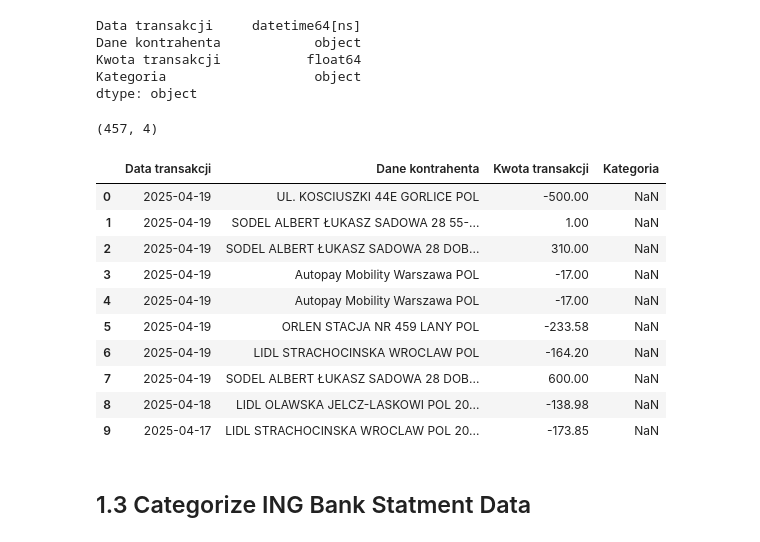
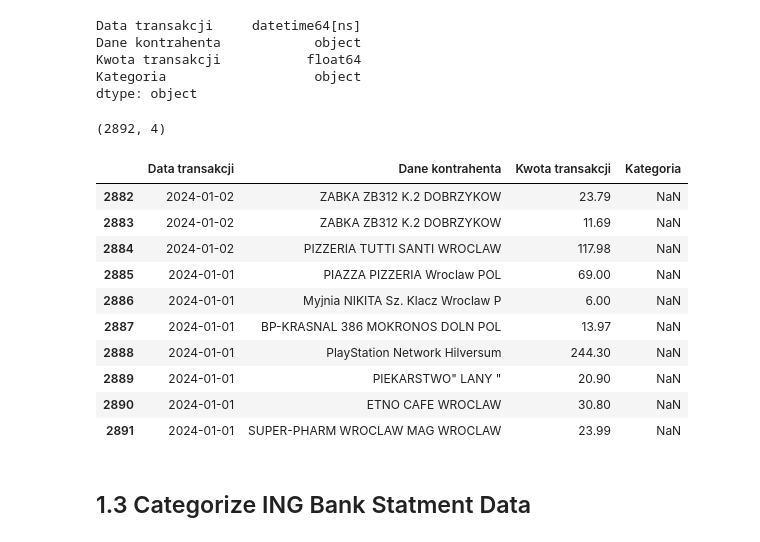
Before and after one commit to sodelalbert/StatementScan, a Jupyter notebook: bsa.ipynb, the cells around one changed output. Saved outputs shown, nothing was run; the diff lists cells and outputs as text; code cells hidden in the pictures.

```diff
--- a/bsa.ipynb
+++ b/bsa.ipynb
@@ -15,7 +15,7 @@ https://www.shanelynn.ie/data-visualisation-in-python-pycon-dublin-2018-presenta
 # %% [markdown]
 ## Input Data
 # %%
-ING_CSV = "data/mil_rach_2025.csv"
+ING_CSV = "data/ing_mil_24_25.csv"
 # %% [markdown]
 ## Categorization
 # %%
@@ -88,6 +88,7 @@ RENAME Kwota transakcji (waluta rachunku) -> Kwota transakcji
 """
 
 df = df.rename(columns={"Kwota transakcji (waluta rachunku)": "Kwota transakcji"})
+
 
 """
 IF Dane kontrahenta empty COPY Tytuł
@@ -115,6 +116,7 @@ df["Dane kontrahenta"] = df["Dane kontrahenta"].astype(str)
 
 df["Kwota transakcji"] = df["Kwota transakcji"].str.replace(",", ".").astype(float) # Replace comma with dot
 df["Kwota transakcji"] = df["Kwota transakcji"].astype(float)
+df["Kwota transakcji"] = -df["Kwota transakcji"] # Change the sign of "Kwota transakcji" column
 
 df["Kategoria"] = df["Kategoria"].astype(str)
 # %%
@@ -128,20 +130,20 @@ dtype: object
 # %%
 df.shape
 # %% [output]
-(457, 4)
+(2892, 4)
 # %%
-df.head(10)
+df.tail(10)
 # %% [output]
 |  | Data transakcji | Dane kontrahenta | Kwota transakcji | Kategoria |
-| 0 | 2025-04-19 | UL. KOSCIUSZKI 44E GORLICE POL | -500.00 | NaN |
-| 1 | 2025-04-19 | SODEL ALBERT ŁUKASZ SADOWA 28 55-... | 1.00 | NaN |
-| 2 | 2025-04-19 | SODEL ALBERT ŁUKASZ SADOWA 28 DOB... | 310.00 | NaN |
-| 3 | 2025-04-19 | Autopay Mobility Warszawa POL | -17.00 | NaN |
-| 4 | 2025-04-19 | Autopay Mobility Warszawa POL | -17.00 | NaN |
-| 5 | 2025-04-19 | ORLEN STACJA NR 459 LANY POL | -233.58 | NaN |
-| 6 | 2025-04-19 | LIDL STRACHOCINSKA WROCLAW POL | -164.20 | NaN |
-| 7 | 2025-04-19 | SODEL ALBERT ŁUKASZ SADOWA 28 DOB... | 600.00 | NaN |
-| 8 | 2025-04-18 | LIDL OLAWSKA JELCZ-LASKOWI POL 20... | -138.98 | NaN |
-| 9 | 2025-04-17 | LIDL STRACHOCINSKA WROCLAW POL 20... | -173.85 | NaN |
+| 2882 | 2024-01-02 | ZABKA ZB312 K.2 DOBRZYKOW | 23.79 | NaN |
+| 2883 | 2024-01-02 | ZABKA ZB312 K.2 DOBRZYKOW | 11.69 | NaN |
+| 2884 | 2024-01-02 | PIZZERIA TUTTI SANTI WROCLAW | 117.98 | NaN |
+| 2885 | 2024-01-01 | PIAZZA PIZZERIA Wroclaw POL | 69.00 | NaN |
+| 2886 | 2024-01-01 | Myjnia NIKITA Sz. Klacz Wroclaw P | 6.00 | NaN |
+| 2887 | 2024-01-01 | BP-KRASNAL 386 MOKRONOS DOLN POL | 13.97 | NaN |
+| 2888 | 2024-01-01 | PlayStation Network Hilversum | 244.30 | NaN |
+| 2889 | 2024-01-01 | PIEKARSTWO" LANY " | 20.90 | NaN |
+| 2890 | 2024-01-01 | ETNO CAFE WROCLAW | 30.80 | NaN |
+| 2891 | 2024-01-01 | SUPER-PHARM WROCLAW MAG WROCLAW | 23.99 | NaN |
 # %% [markdown]
 ## 1.3 Categorize ING Bank Statment Data
```
Also changed, not shown: parts of 4 cells of this notebook, 1 other file.
